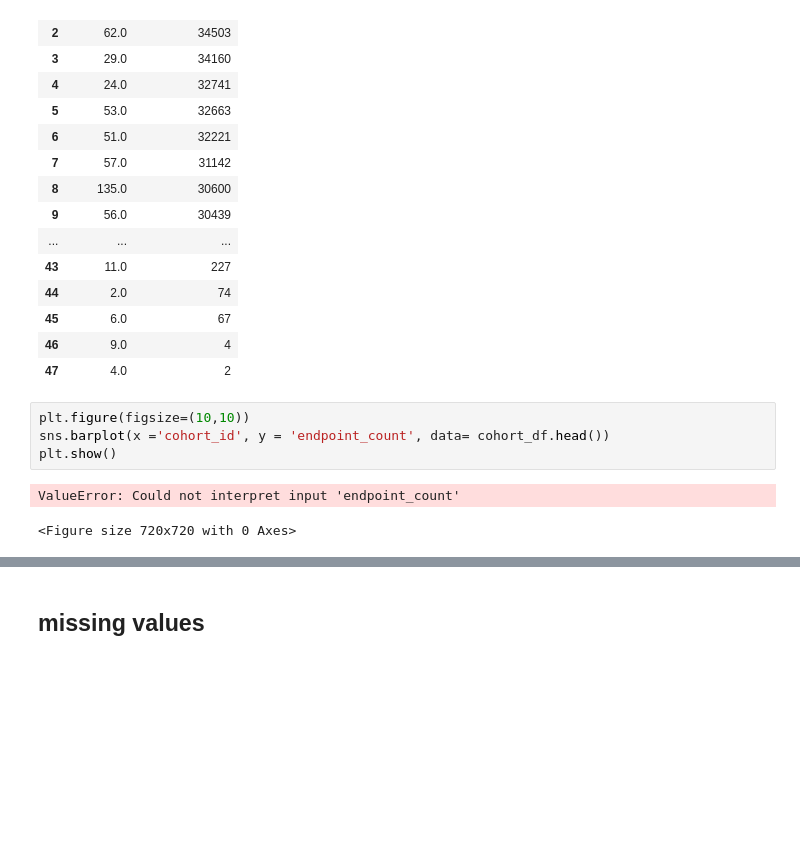
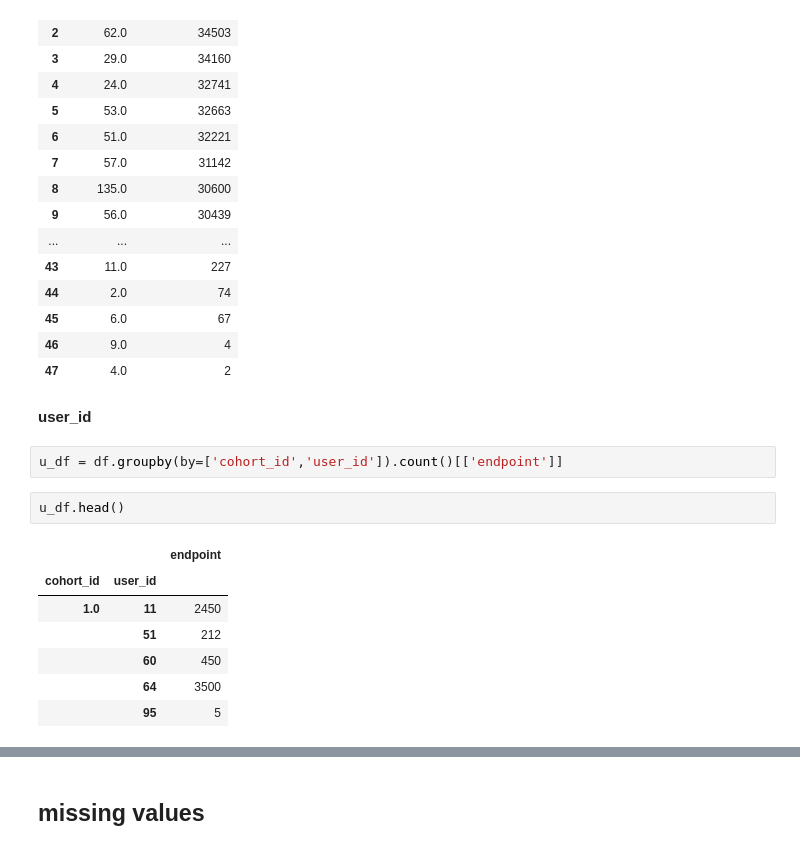
Before and after one commit to villanueva-and-quach/anomaly_detection_project, a Jupyter notebook: final_notebook.ipynb, the cells around one changed output, grey strips where cells are left out. Saved outputs shown, nothing was run; the diff lists cells and outputs as text; blank space fills up the shorter version.

```diff
--- a/final_notebook.ipynb
+++ b/final_notebook.ipynb
@@ -667,10 +666,17 @@ cohort_df.rename(columns= {'cohort_id': 'endpoint_count', 'index':'cohort_id'})
 | 45 | 6.0 | 67 |
 | 46 | 9.0 | 4 |
 | 47 | 4.0 | 2 |
-# %%
-plt.figure(figsize=(10,10))
-sns.barplot(x ='cohort_id', y = 'endpoint_count', data= cohort_df.head())
-plt.show()
-# %% [output]
-ValueError: Could not interpret input 'endpoint_count'
-<Figure size 720x720 with 0 Axes>
+# %% [markdown]
+**user_id**
+# %%
+u_df = df.groupby(by=['cohort_id','user_id']).count()[['endpoint']]
+# %%
+u_df.head()
+# %% [output]
+|  |  | endpoint |
+| cohort_id | user_id |  |
+| 1.0 | 11 | 2450 |
+|  | 51 | 212 |
+|  | 60 | 450 |
+|  | 64 | 3500 |
+|  | 95 | 5 |
```
Also changed, not shown: parts of 35 cells of this notebook.
